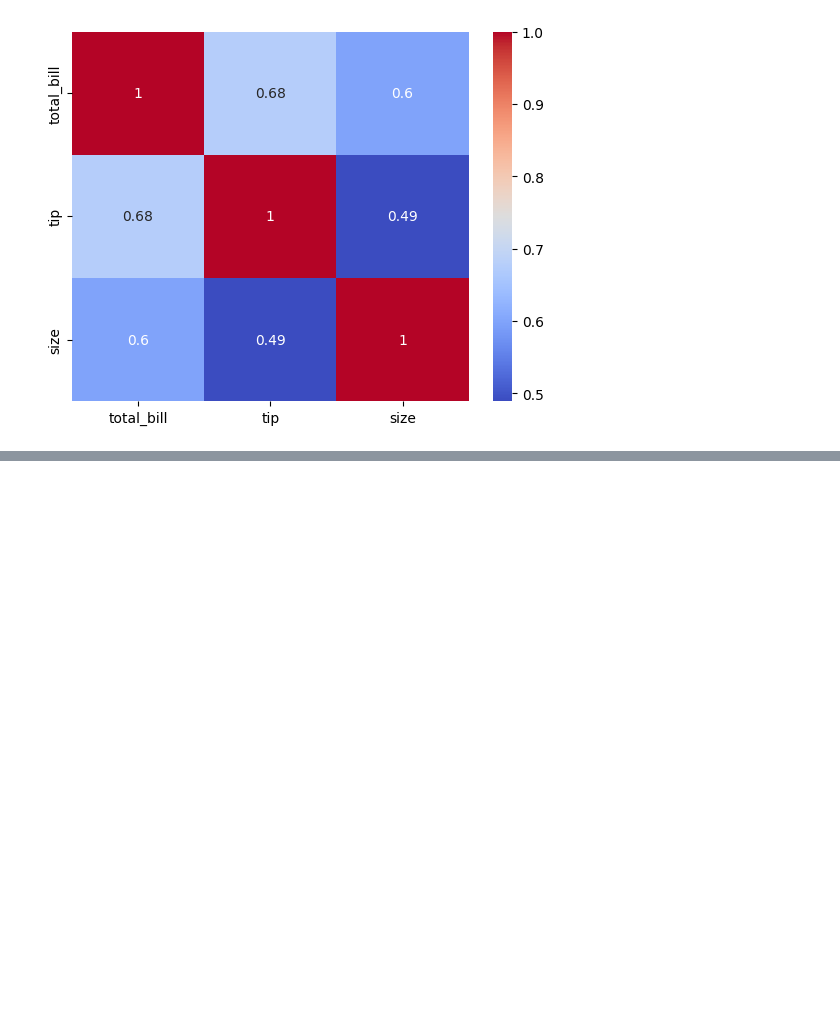
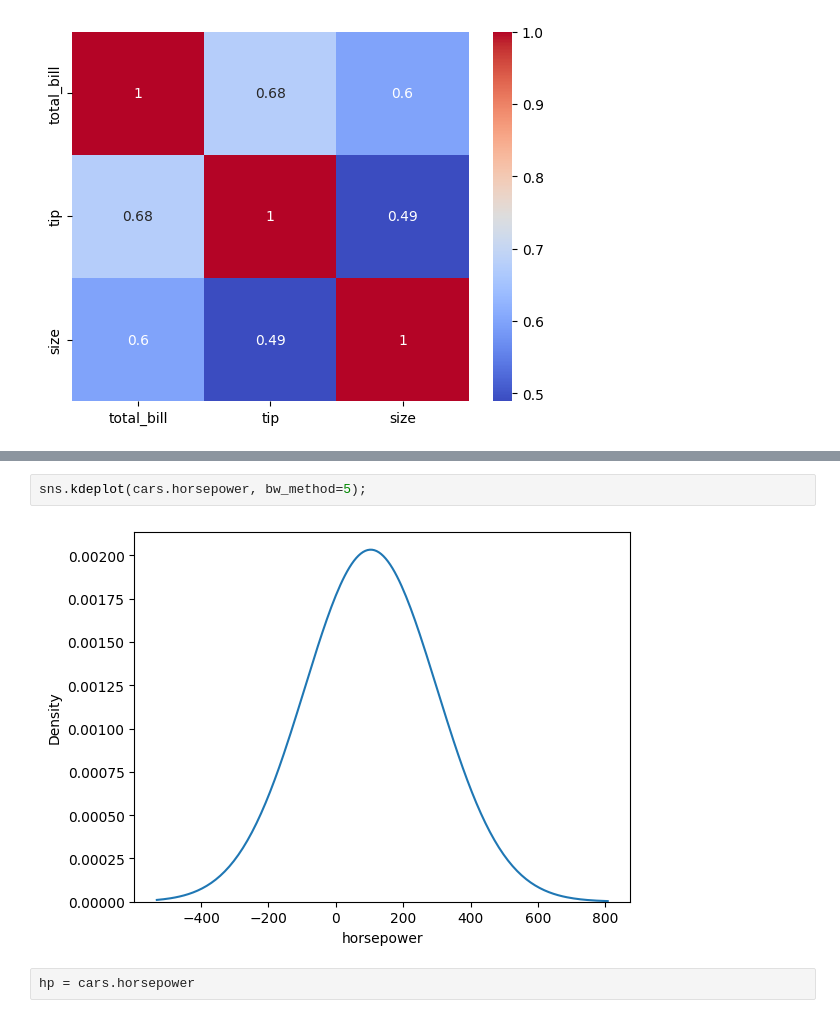
Before and after one commit to Saicharanraju0099/data-science, a Jupyter notebook: 10 - DATA ANALYSIS WITH PYTHON/10.6-seaborn.ipynb, the cells around one changed output, grey strips where cells are left out. Cells and saved outputs as stored; diff of their text form; blank space fills up the shorter version.

```diff
--- a/10 - DATA ANALYSIS WITH PYTHON/10.6-seaborn.ipynb
+++ b/10 - DATA ANALYSIS WITH PYTHON/10.6-seaborn.ipynb
@@ -101,0 +145,6 @@ sns.heatmap(corr, annot=True, cmap='coolwarm')
+# %%
+sns.kdeplot(cars.horsepower, bw_method=5);
+# %% [output]
+[figure, added]
+# %%
+hp = cars.horsepower
```
Also changed, not shown: parts of 9 cells of this notebook.
